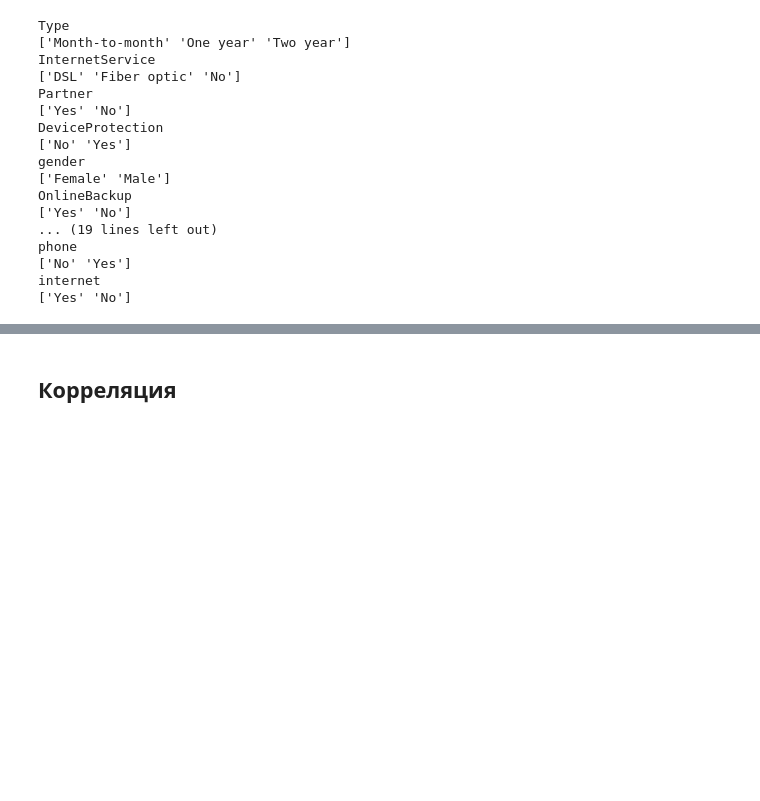
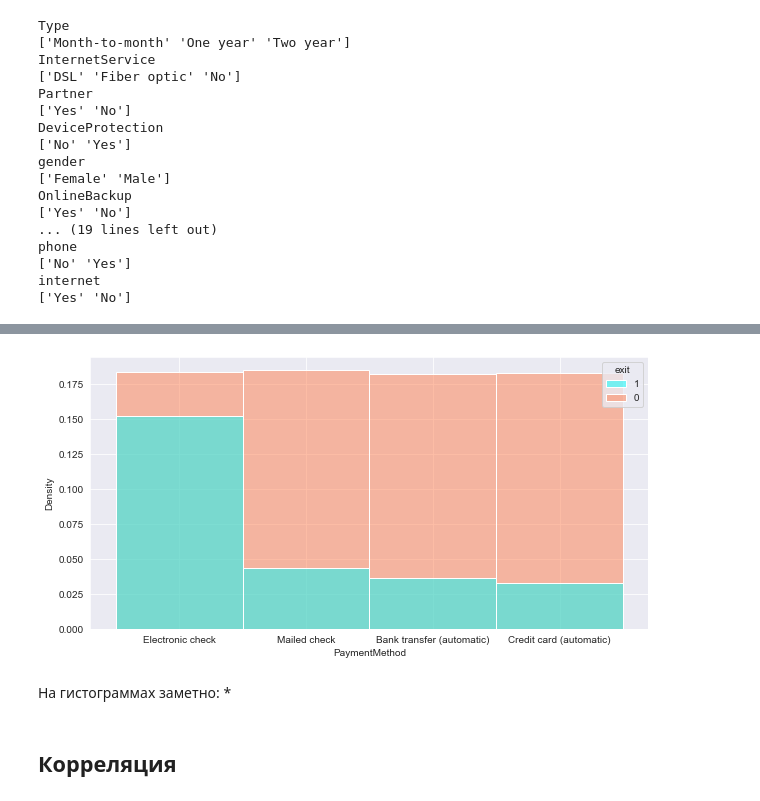
Before and after one commit to KABA4EEGGG/Customer-churn-analysis, a Jupyter notebook: project.ipynb, the cells around one changed output, grey strips where cells are left out. Cells and saved outputs as stored; diff of their text form; code cells hidden in the pictures; blank space fills up the shorter version.

```diff
--- a/project.ipynb
+++ b/project.ipynb
@@ -340,3 +371,12 @@ internet
+# %%
+plt.figure(figsize=(10,5))
+sns.histplot(data=df, x=payMethod,hue="exit", stat="density",palette=["aqua","coral"],hue_order=[1,0])
+plt.show()
+# %% [output]
+[figure, added]
+# %% [markdown]
+На гистограммах заметно:
+*
 # %% [markdown]
 ## Корреляция
 # %% [markdown]
```
Also changed, not shown: parts of 26 cells of this notebook.
